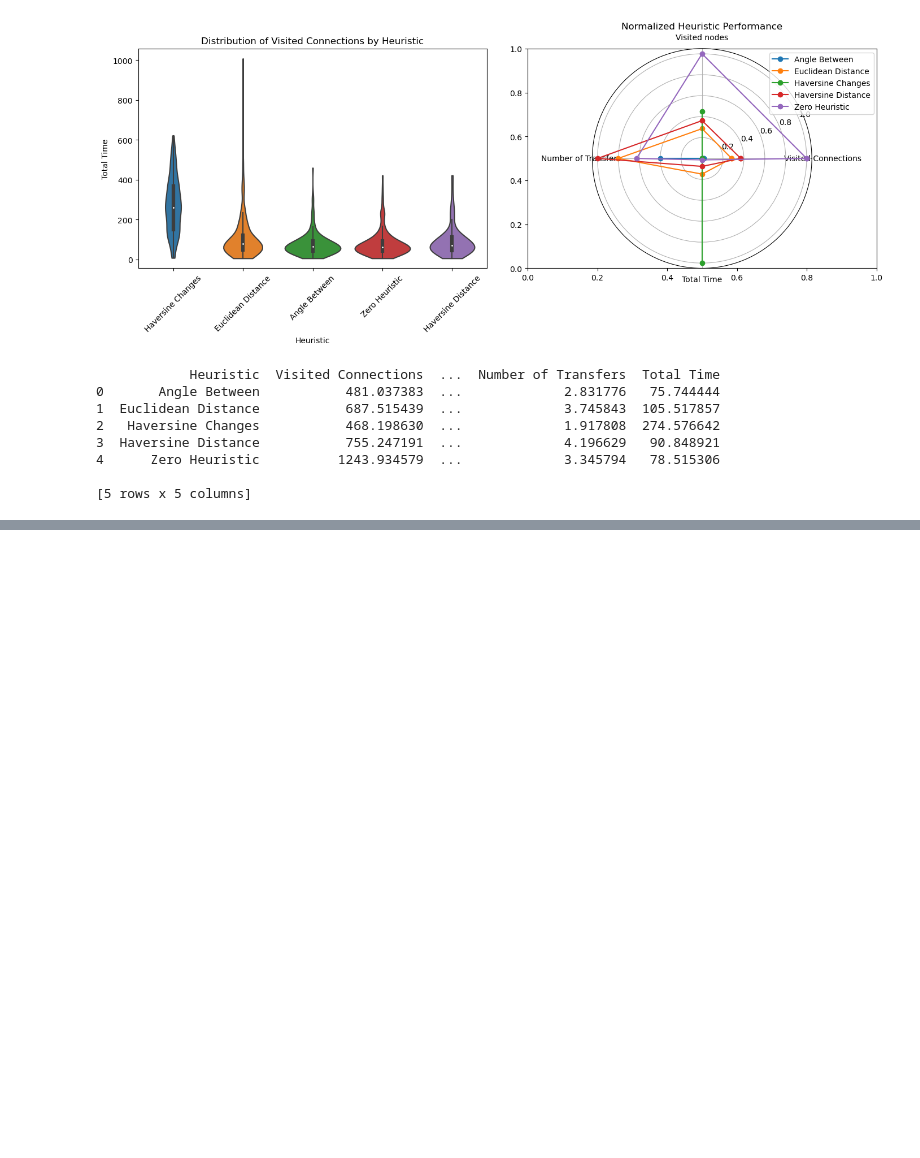
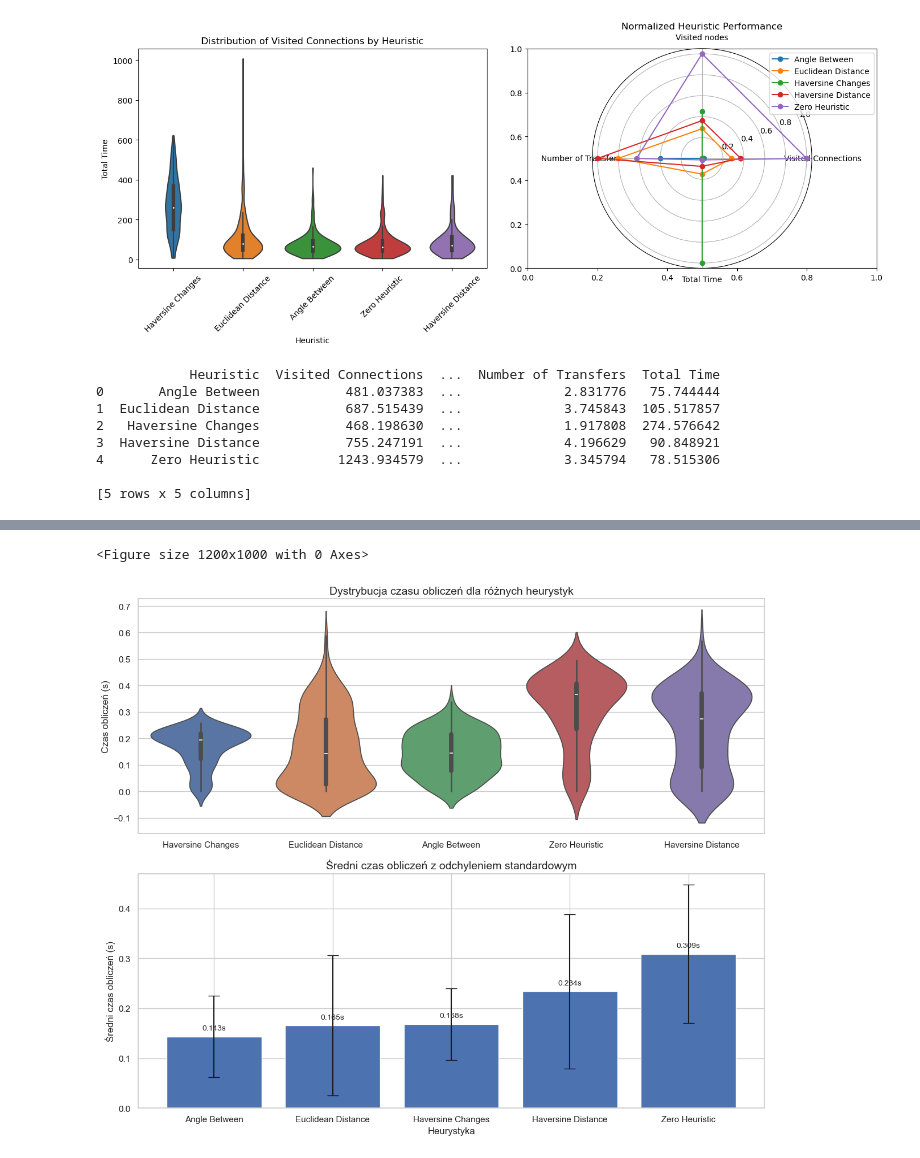
Before and after one commit to jkociecki/graph-search, a Jupyter notebook: plots.ipynb, the cells around one changed output, grey strips where cells are left out. Drawn from its saved outputs; the diff is of its cells as text; code cells hidden in the pictures; blank space fills up the shorter version.

```diff
--- a/plots.ipynb
+++ b/plots.ipynb
@@ -425,0 +343,36 @@ Computation time summary saved to results\computation_time_summary.csv
+# %%
+import pandas as pd
+import matplotlib.pyplot as plt
+import seaborn as sns
+import numpy as np
+
+df = pd.read_csv('results/results_with_timing_2.csv')
+
+sns.set_style("whitegrid")
+plt.figure(figsize=(12, 10))
+
+fig, (ax1, ax2) = plt.subplots(2, 1, figsize=(12, 10))
+
+sns.violinplot(x='Heuristic', y='Computation Time (s)', data=df, hue='Heuristic', ax=ax1, legend=False)
+ax1.set_title('Dystrybucja czasu obliczeń dla różnych heurystyk', fontsize=14)
+ax1.set_xlabel('')
+ax1.set_ylabel('Czas obliczeń (s)', fontsize=12)
+
+summary = df.groupby('Heuristic')['Computation Time (s)'].agg(['mean', 'std']).reset_index()
+summary = summary.sort_values('mean')
+
+bars = ax2.bar(summary['Heuristic'], summary['mean'], yerr=summary['std'], capsize=7)
+ax2.set_title('Średni czas obliczeń z odchyleniem standardowym', fontsize=14)
+ax2.set_xlabel('Heurystyka', fontsize=12)
+ax2.set_ylabel('Średni czas obliczeń (s)', fontsize=12)
+
+for bar in bars:
+    height = bar.get_height()
+    ax2.text(bar.get_x() + bar.get_width()/2., height + 0.01,
+             f'{height:.3f}s', ha='center', va='bottom', fontsize=10)
+
+plt.tight_layout()
+plt.show()
+# %% [output]
+<Figure size 1200x1000 with 0 Axes>
+[figure, added]
```
Also changed, not shown: parts of 6 cells of this notebook, 8 other files.
